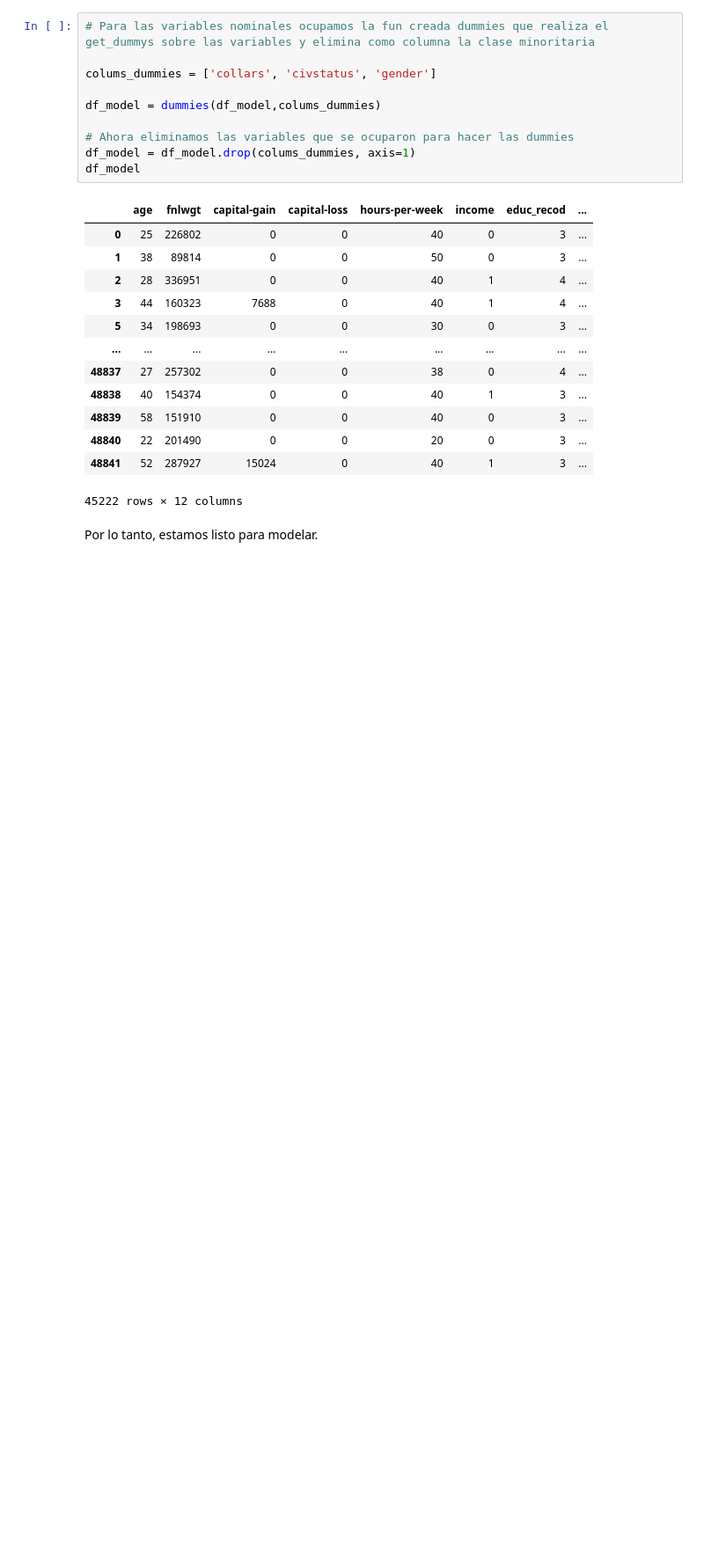
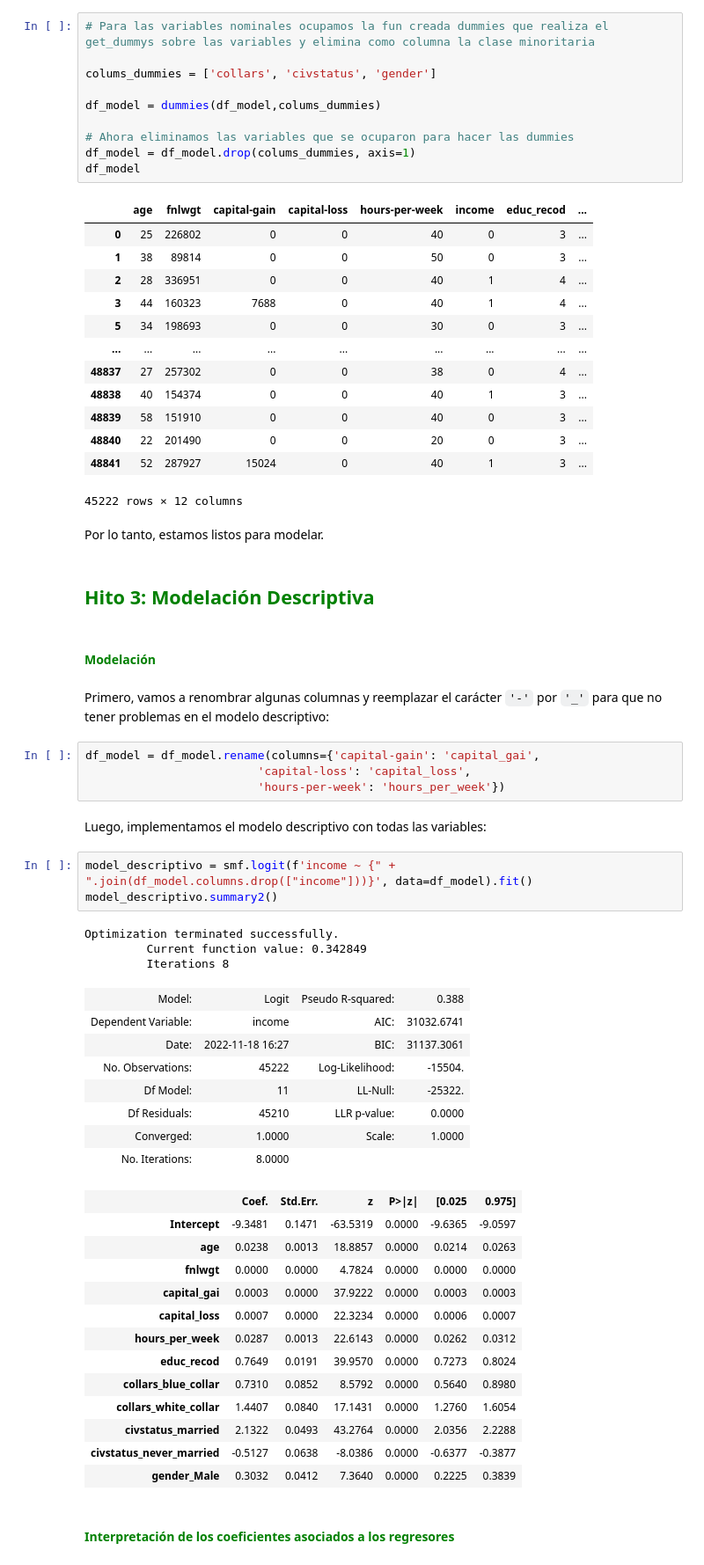
Before and after one commit to rodrigobarrazads/prueba2, a Jupyter notebook: Modulo2/Prueba/main_income.ipynb, the cells around one changed output. Shown at 88% size. Drawn from its saved outputs; the diff is of its cells as text; blank space fills up the shorter version.

Commit message:
Prueba - Hito 3

```diff
--- a/Modulo2/Prueba/main_income.ipynb
+++ b/Modulo2/Prueba/main_income.ipynb
@@ -502,4 +504,46 @@ df_model
 | 48841 | 52 | 287927 | 15024 | 0 | 40 | 1 | 3 | ... |
 45222 rows × 12 columns
 # %% [markdown]
-Por lo tanto, estamos listo para modelar.
+Por lo tanto, estamos listos para modelar.
+# %% [markdown]
+## <font color='green'>**Hito 3: Modelación Descriptiva**</font>
+# %% [markdown]
+#### **<font color='green'>Modelación</font>**
+# %% [markdown]
+Primero, vamos a renombrar algunas columnas y reemplazar el carácter `'-'` por `'_'` para que no tener problemas en el modelo descriptivo:
+# %%
+df_model = df_model.rename(columns={'capital-gain': 'capital_gai',
+                         'capital-loss': 'capital_loss',
+                         'hours-per-week': 'hours_per_week'})
+# %% [markdown]
+Luego, implementamos el modelo descriptivo con todas las variables:
+# %%
+model_descriptivo = smf.logit(f'income ~ {" + ".join(df_model.columns.drop(["income"]))}', data=df_model).fit()
+model_descriptivo.summary2()
+# %% [output]
+Optimization terminated successfully.
+         Current function value: 0.342849
+         Iterations 8
+| Model: | Logit | Pseudo R-squared: | 0.388 |
+| Dependent Variable: | income | AIC: | 31032.6741 |
+| Date: | 2022-11-18 16:27 | BIC: | 31137.3061 |
+| No. Observations: | 45222 | Log-Likelihood: | -15504. |
+| Df Model: | 11 | LL-Null: | -25322. |
+| Df Residuals: | 45210 | LLR p-value: | 0.0000 |
+| Converged: | 1.0000 | Scale: | 1.0000 |
+| No. Iterations: | 8.0000 |  |  |
+|  | Coef. | Std.Err. | z | P>|z| | [0.025 | 0.975] |
+| Intercept | -9.3481 | 0.1471 | -63.5319 | 0.0000 | -9.6365 | -9.0597 |
+| age | 0.0238 | 0.0013 | 18.8857 | 0.0000 | 0.0214 | 0.0263 |
+| fnlwgt | 0.0000 | 0.0000 | 4.7824 | 0.0000 | 0.0000 | 0.0000 |
+| capital_gai | 0.0003 | 0.0000 | 37.9222 | 0.0000 | 0.0003 | 0.0003 |
+| capital_loss | 0.0007 | 0.0000 | 22.3234 | 0.0000 | 0.0006 | 0.0007 |
+| hours_per_week | 0.0287 | 0.0013 | 22.6143 | 0.0000 | 0.0262 | 0.0312 |
+| educ_recod | 0.7649 | 0.0191 | 39.9570 | 0.0000 | 0.7273 | 0.8024 |
+| collars_blue_collar | 0.7310 | 0.0852 | 8.5792 | 0.0000 | 0.5640 | 0.8980 |
+| collars_white_collar | 1.4407 | 0.0840 | 17.1431 | 0.0000 | 1.2760 | 1.6054 |
+| civstatus_married | 2.1322 | 0.0493 | 43.2764 | 0.0000 | 2.0356 | 2.2288 |
+| civstatus_never_married | -0.5127 | 0.0638 | -8.0386 | 0.0000 | -0.6377 | -0.3877 |
+| gender_Male | 0.3032 | 0.0412 | 7.3640 | 0.0000 | 0.2225 | 0.3839 |
+# %% [markdown]
+#### **<font color='green'>Interpretación de los coeficientes asociados a los regresores</font>**
```
Also changed, not shown: parts of 48 cells of this notebook, 1 other file.
